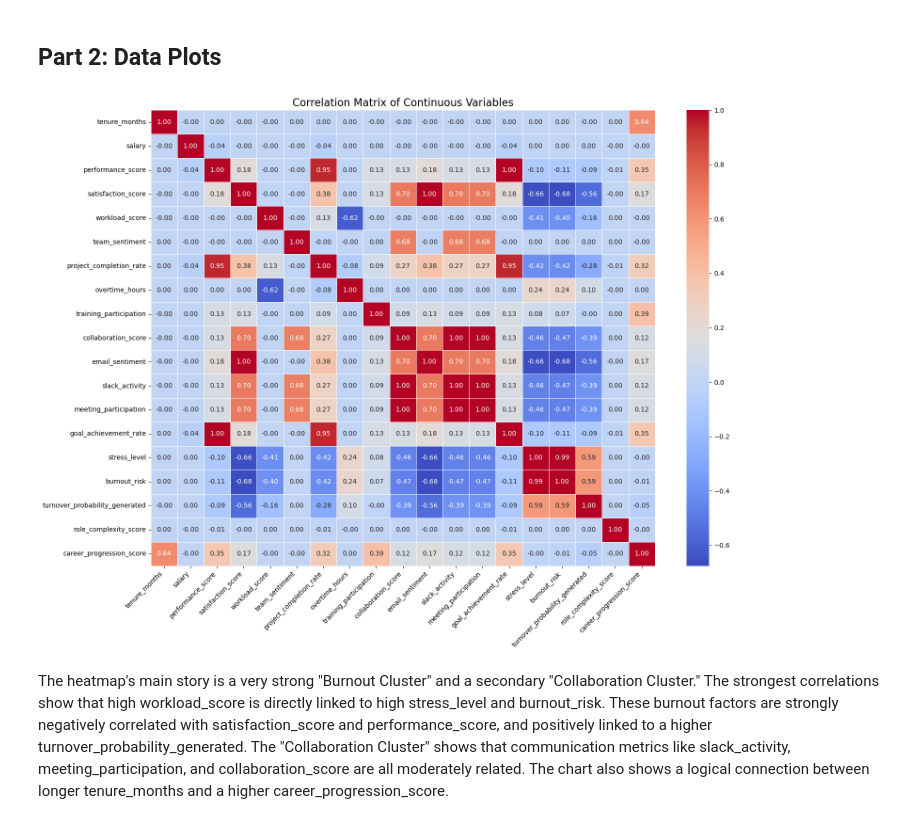
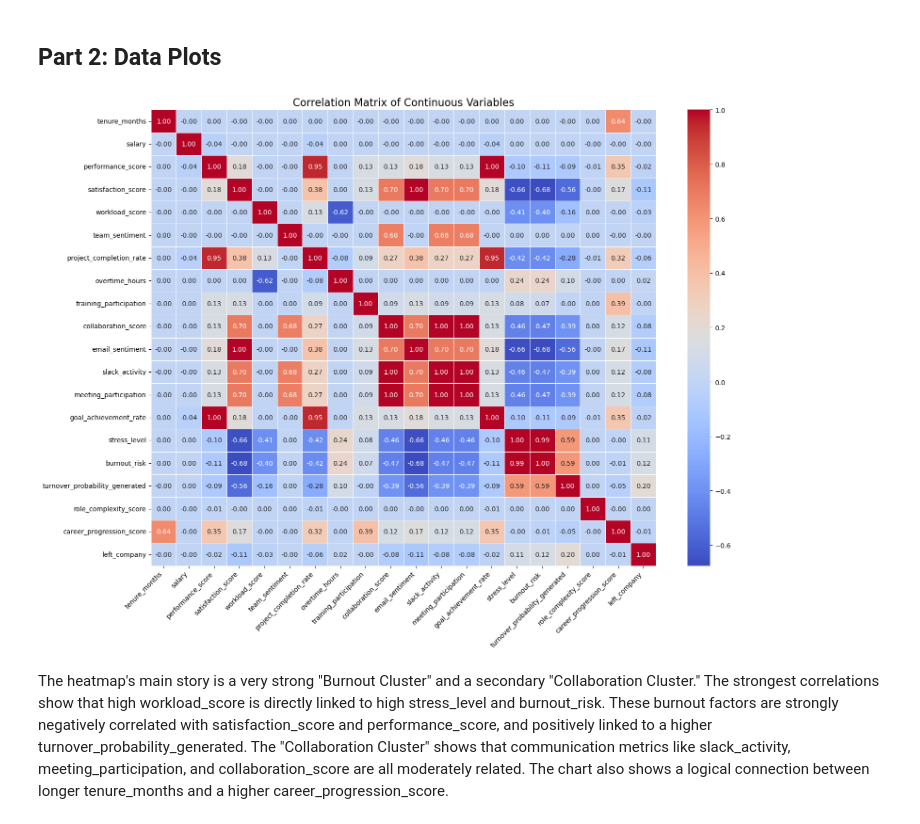
Before and after one commit to Harry-Wagener/DSE-220, a Jupyter notebook: explore.ipynb, the cells around one changed output. Saved outputs shown, nothing was run; the diff lists cells and outputs as text; code cells hidden in the pictures.

Commit message:
added target to heatmap

```diff
--- a/explore.ipynb
+++ b/explore.ipynb
@@ -42,3 +34,8 @@ df.head(5)
+# %%
+# Optionally, read the ds directly from hugging face source:
+from datasets import load_dataset
+dataset = load_dataset("BrotherTony/employee-burnout-turnover-prediction-800k")
+df = dataset["train"].to_pandas()
 # %%
 # Basic Data Exploration
 print('Data Shape: ', df.shape)
@@ -117,32 +114,34 @@ Data Information  None
 # %%
 continuous_vars = [
     'tenure_months', 'salary', 'performance_score', 'satisfaction_score',
     'workload_score', 'team_sentiment', 'project_completion_rate',
     'overtime_hours', 'training_participation', 'collaboration_score',
     'email_sentiment', 'slack_activity', 'meeting_participation',
     'goal_achievement_rate', 'stress_level', 'burnout_risk',
     'turnover_probability_generated', 'role_complexity_score',
     'career_progression_score'
 ]
 
-corr_matrix = df[continuous_vars].corr()
+target_var = ['left_company']
+
+corr_matrix = df[ continuous_vars + target_var ].corr()
 
 plt.figure(figsize=(16, 12))
 
 sns.heatmap(
     corr_matrix,
     annot=True,
     fmt='.2f',
     cmap='coolwarm',
     linewidths=.5
 )
 
 plt.title('Correlation Matrix of Continuous Variables', fontsize=16)
 plt.xticks(rotation=45, ha='right')
 plt.yticks(rotation=0)
 plt.tight_layout()
 # %% [output]
-[figure, old version]
+[figure, new version]
 # %% [markdown]
 The heatmap's main story is a very strong "Burnout Cluster" and a secondary "Collaboration Cluster." The strongest correlations show that high workload_score is directly linked to high stress_level and burnout_risk. These burnout factors are strongly negatively correlated with satisfaction_score and performance_score, and positively linked to a higher turnover_probability_generated. The "Collaboration Cluster" shows that communication metrics like slack_activity, meeting_participation, and collaboration_score are all moderately related. The chart also shows a logical connection between longer tenure_months and a higher career_progression_score.
 # %%
```
Also changed, not shown: parts of 2 cells of this notebook, 1 other file.
